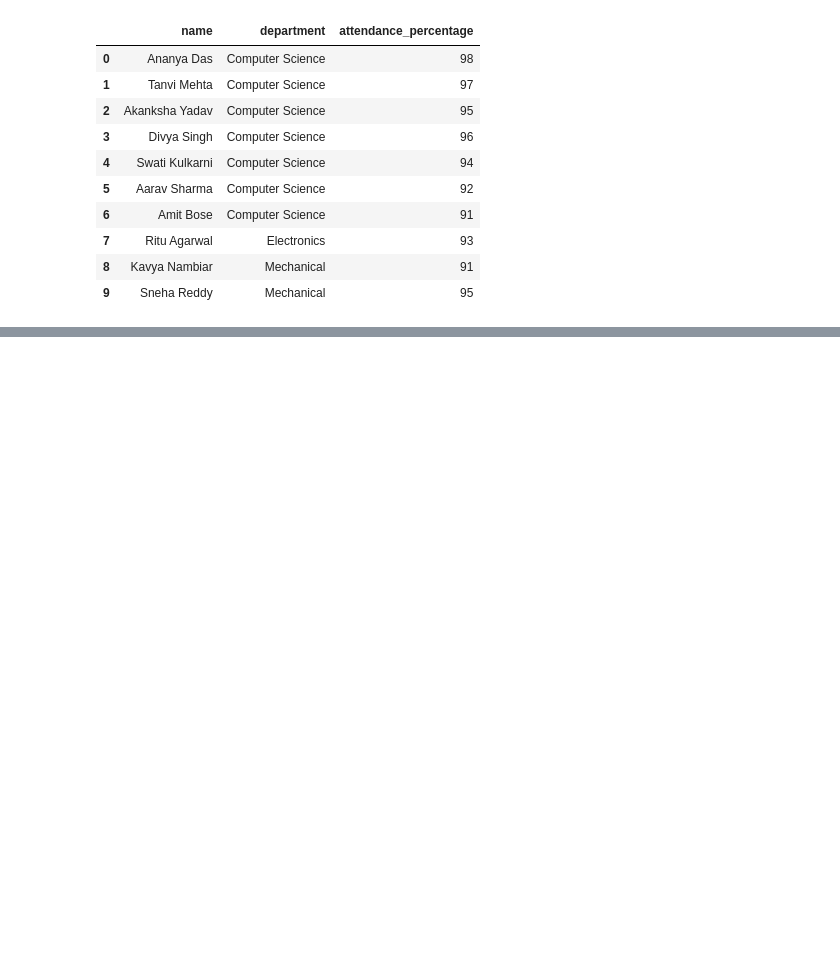
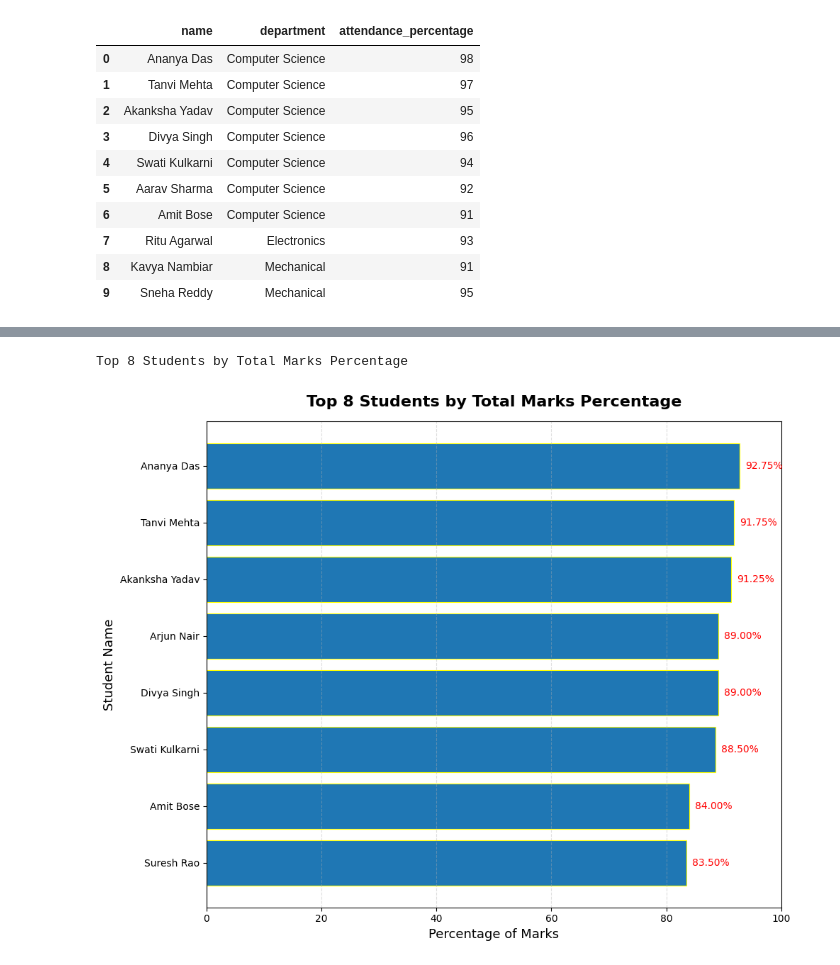
Before and after one commit to Sabarinathan-mb/Data_Engi-Workshop, a Jupyter notebook: Day_2/Day_2.ipynb, the cells around one changed output, grey strips where cells are left out. Saved outputs shown, nothing was run; the diff lists cells and outputs as text; code cells hidden in the pictures; blank space fills up the shorter version.

```diff
--- a/Day_2/Day_2.ipynb
+++ b/Day_2/Day_2.ipynb
@@ -148,0 +196,50 @@ Error executing query: Execution failed on sql 'select gender,count(*) as num_st
+# %%
+import matplotlib.pyplot as plt
+
+chart3_sql = """
+SELECT
+    name,
+    (math_score + science_score + english_score + programming_score) AS total_marks,
+    ROUND(((math_score + science_score + english_score + programming_score) * 100.0 / 400.0), 2) AS percentage_marks
+FROM students
+ORDER BY total_marks DESC
+LIMIT 8
+"""
+
+chart3_data = run_query(chart3_sql, "Top 8 Students by Total Marks Percentage")
+
+fig, ax = plt.subplots(figsize=(10, 8))
+
+
+bars = ax.barh(
+    chart3_data['name'],
+    chart3_data['percentage_marks'],
+    color='tab:blue',
+    edgecolor='yellow',
+    linewidth=0.8
+)
+
+
+for bar in bars:
+  width = bar.get_width()
+  ax.text(
+      width + 1,
+      bar.get_y() + bar.get_height() / 2,
+      f'{width:.2f}%',
+      va='center',
+      ha='left',
+      fontsize=10,
+      color='red'
+  )
+
+ax.set_title('Top 8 Students by Total Marks Percentage', fontsize=16, fontweight='bold', pad=15)
+ax.set_xlabel('Percentage of Marks', fontsize=13)
+ax.set_ylabel('Student Name', fontsize=13)
+ax.set_xlim(0, 100) # Percentage from 0 to 100
+ax.grid(axis='x', alpha=0.4, linestyle='--')
+ax.invert_yaxis()
+plt.tight_layout()
+plt.show()
+# %% [output]
+Top 8 Students by Total Marks Percentage
+[figure, added]
```
Also changed, not shown: parts of 7 cells of this notebook.
